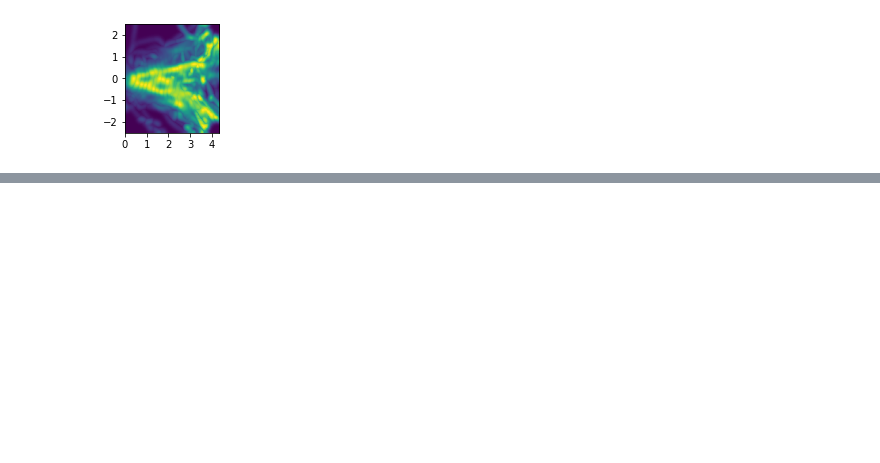
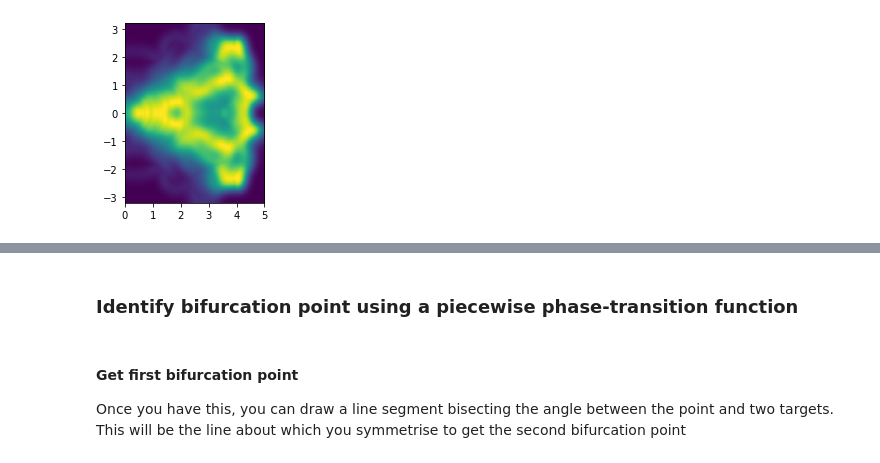
Before and after one commit to RnoB/fly-matrix, a Jupyter notebook: tracks_visualisation.ipynb, the cells around one changed output, grey strips where cells are left out. Cells and saved outputs as stored; diff of their text form; code cells hidden in the pictures; blank space fills up the shorter version.

Commit message:
fly plots with new normalisation

```diff
--- a/tracks_visualisation.ipynb
+++ b/tracks_visualisation.ipynb
@@ -505,11 +520,15 @@ peak_threshold = 0.9
 
 
 def density_map(x, y, stats=True):
-    blur = (11, 11) if stats == True else (71, 71)
+    if nPosts == 2:
+        val = 201
 
-    if nPosts == 2:
+        blur = (11, 11) if stats == True else (val, val)
         r = [[0, post0_x], [post0_y, post1_y]]
     else:
+        val = 101
+
+        blur = (11, 11) if stats == True else (val, val)
         r = [[0, post1_x], [post0_y, post2_y]]
     h, xedge, yedge, image = plt.hist2d(x, y, bins=nbins, normed=True, range=r)
 
@@ -524,12 +545,15 @@ def density_map(x, y, stats=True):
 # %%
 tmin = 0
-tmax = 40
-for idx, t in enumerate(range(tmin, tmax)):
+if nPosts == 2:
+    tmax = 50
+else:
+    tmax = 60 if long_ev == True else 40
+for idx, t in enumerate(range(tmin, tmax - window_size)):
     window_min = t
     window_max = t + window_size
 
-    x = xs[(ts > window_min) & (ts < window_max)]
-    y = ys[(ts > window_min) & (ts < window_max)]
+    x = x2s[(t2s > window_min) & (t2s < window_max)]
+    y = y2s[(t2s > window_min) & (t2s < window_max)]
     tmp_img = density_map(x, y, stats=False)
 
     if idx == 0:
@@ -548,11 +574,44 @@ else:
 # %%
 if nPosts == 2:
     fig, ax = plt.subplots(1, 1, figsize=(post0_x / 2.5, post1_y / 1.25))
-    plt.imshow(img, extent=[0, post0_x, post0_y, post1_y])
+    if long_ev == False:
+        plt.imshow(
+            img,
+            extent=[0, post0_x, post0_y, post1_y],
+            vmax=(len(np.unique(df["event"])) - len(np.unique(df2["event"])))
+            / len(np.unique(df2["event"])),
+        )
+    else:
+        plt.imshow(img, extent=[0, post0_x, post0_y, post1_y])
     plt.xticks([0, 1, 2, 3, 4])
 else:
     fig, ax = plt.subplots(1, 1, figsize=(2.5, post2_x / 1))
-    plt.imshow(img, extent=[0, post1_x, post0_y, post2_y])
+    if long_ev == False:
+        plt.imshow(
+            img,
+            extent=[0, post1_x, post0_y, post2_y],
+            vmax=(len(np.unique(df["event"])) - len(np.unique(df2["event"])))
+            / len(np.unique(df2["event"])),
+        )
+    else:
+        plt.imshow(img, extent=[0, post1_x, post0_y, post2_y])
     plt.xticks([0, 1, 2, 3, 4, 5])
+
+if long_ev == False:
+    plt.savefig(
+        "/mnt/ssd1/Documents/Vivek/flyVR/fly-matrix/figures/"
+        + str(nPosts)
+        + "_post_direct_tracks.pdf",
+        dpi=600,
+        bbox_inches="tight",
+    )
+else:
+    plt.savefig(
+        "/mnt/ssd1/Documents/Vivek/flyVR/fly-matrix/figures/"
+        + str(nPosts)
+        + "_post_bifurcation_tracks.pdf",
+        dpi=600,
+        bbox_inches="tight",
+    )
 # %% [output]
-[figure, old version]
+[figure, new version]
@@ -560,0 +619,5 @@ df.to_csv("two_choice.csv", index=False)
+# %% [markdown]
+### Identify bifurcation point using a piecewise phase-transition function
+# %% [markdown]
+#### Get first bifurcation point
+Once you have this, you can draw a line segment bisecting the angle between the point and two targets. This will be the line about which you symmetrise to get the second bifurcation point
```
Also changed, not shown: parts of 40 cells of this notebook, 10 other files.
